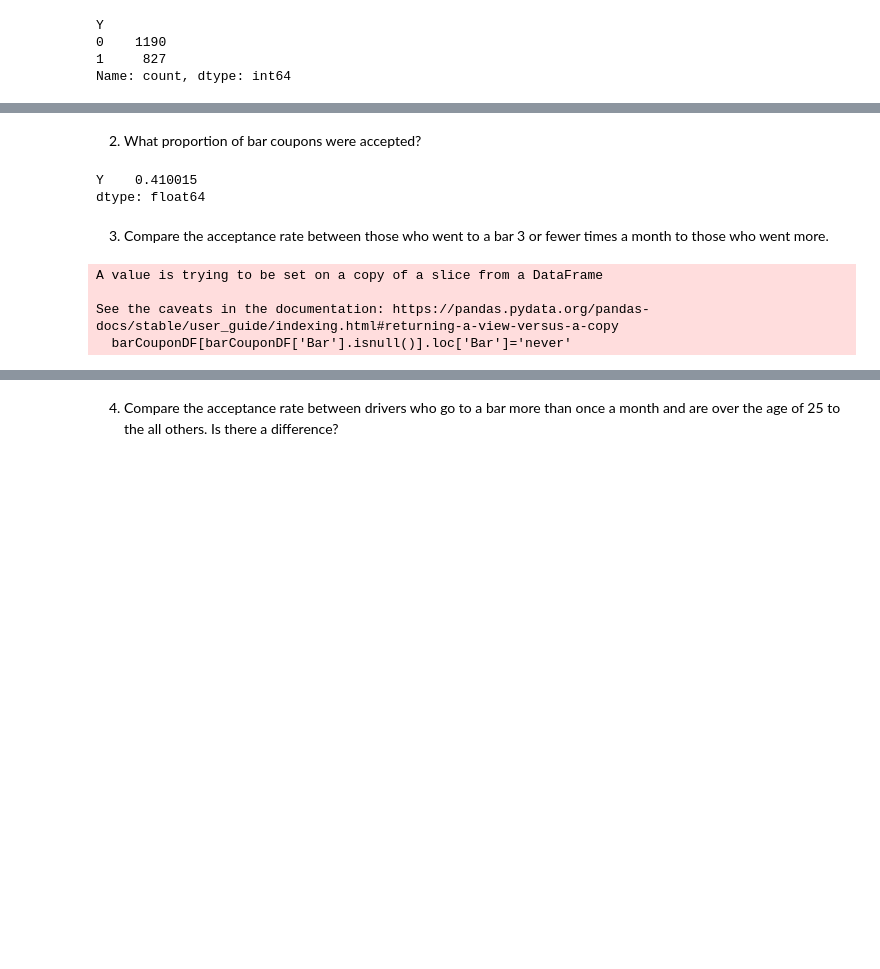
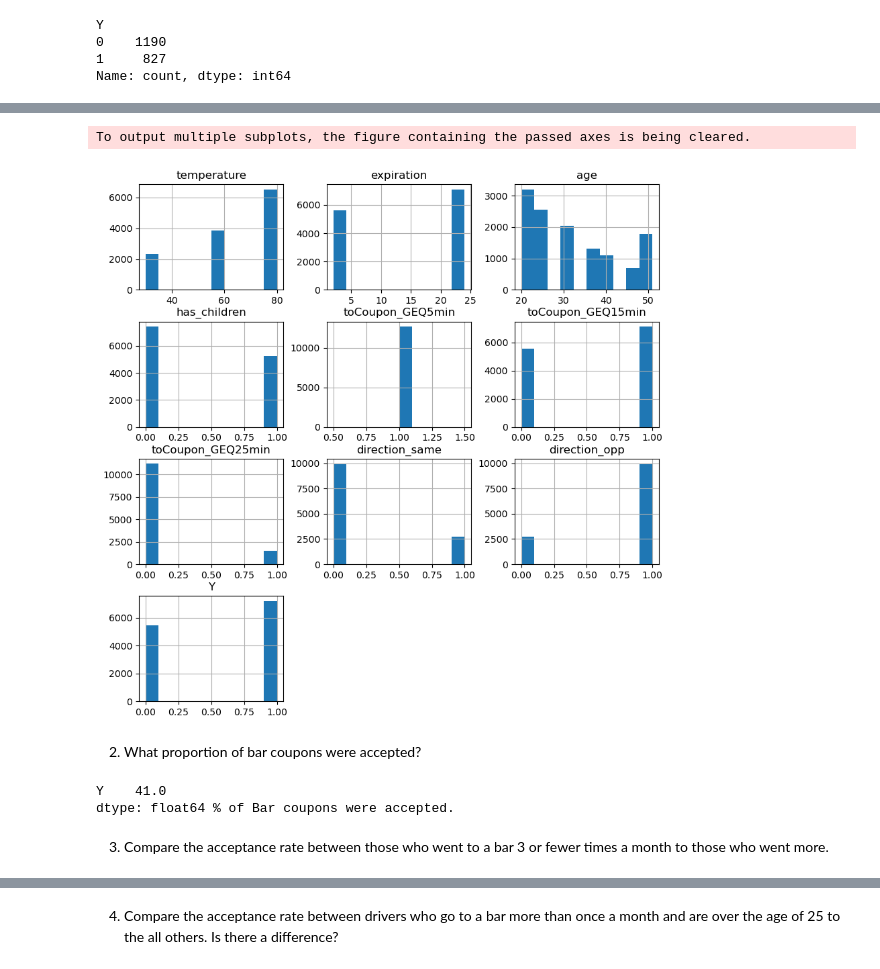
Before and after one commit to asdubey/ucb-pcmlai-pa-5-1-coupon-analysis, a Jupyter notebook: prompt.ipynb, the cells around one changed output, grey strips where cells are left out. Drawn from its saved outputs; the diff is of its cells as text; code cells hidden in the pictures; blank space fills up the shorter version.

```diff
--- a/prompt.ipynb
+++ b/prompt.ipynb
@@ -245,42 +334,18 @@ array(['Restaurant(<20)', 'Coffee House', 'Carry out & Take away', 'Bar',
 # %%
-df.hist(ax=(plt.figure(figsize=(10,10))).gca())
-sns.countplot(data=df, x=df['class'], order=df['class'].value_counts().sort_values(ascending=False).index)
+data.hist(ax=(plt.figure(figsize=(10,10))).gca())
+sns.countplot(data=data, x=data['Y'], order=data['Y'].value_counts().sort_values(ascending=False).index)
+plt.savefig('images/count_plot_alldata.png')
+# %% [output]
+To output multiple subplots, the figure containing the passed axes is being cleared.
+[figure, added]
 # %% [markdown]
 2. What proportion of bar coupons were accepted?
 # %%
 # barCouponDF['Y'].value_counts()
 #0=1190 / 1=827
-barCouponDF[['Y']].mean()
-#  / barCouponDF['Y'].count()
+print((100*barCouponDF[['Y']].mean()).__round__(2),"% of Bar coupons were accepted.")
 # %% [output]
-Y    0.410015
-dtype: float64
+Y    41.0
+dtype: float64 % of Bar coupons were accepted.
 # %% [markdown]
 3. Compare the acceptance rate between those who went to a bar 3 or fewer times a month to those who went more.
-# %%
-#  <= 3
-# vs 3 >
-# barCouponDF['Bar'].unique()
-# array(['never', 'less1', '1~3', 'gt8', nan, '4~8'],
-# barCouponDF.isna()=='True'
-# barCouponDF.isnull().sum(axis=0)
-# barCouponDF.isna().sum(axis=0)
-
-
-# barlessthan3=['never', 'less1', '1~3']
-# barlessthan3=['gt8', nan, '4~8']
-# top6_over_time = df[df["Entity"].isin(list_of_countries)]
-
-# barCouponDF.isin('"never,less1,1~3')
-# barCouponDF[barCouponDF['Bar'].isna()].sum(axis=0)
-# barCouponDF['Bar'].isnull().sum(axis=0)
-# barCouponDF[barCouponDF['Bar'].isnull()]['Bar']='never'
-# barCouponDF['Bar'].unique()
-# barCouponDF[barCouponDF['Bar'].isnull()]['Bar']='never'
-
-barCouponDF[barCouponDF['Bar'].isnull()].loc['Bar']='never'
-# %% [output]
-A value is trying to be set on a copy of a slice from a DataFrame
-
-See the caveats in the documentation: https://pandas.pydata.org/pandas-docs/stable/user_guide/indexing.html#returning-a-view-versus-a-copy
-  barCouponDF[barCouponDF['Bar'].isnull()].loc['Bar']='never'
```
Also changed, not shown: parts of 59 cells of this notebook, 3 other files.
